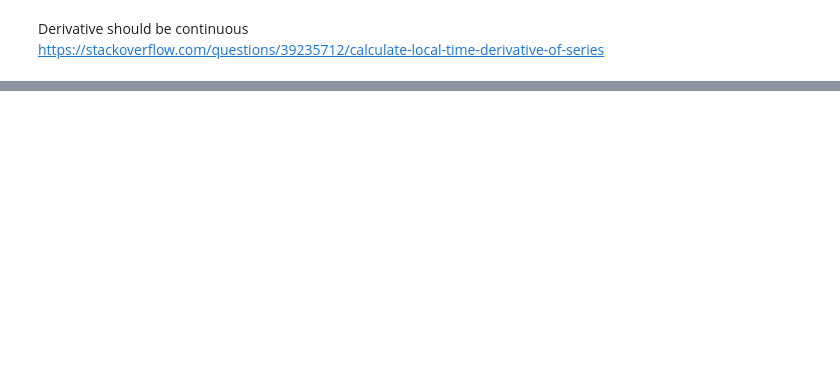
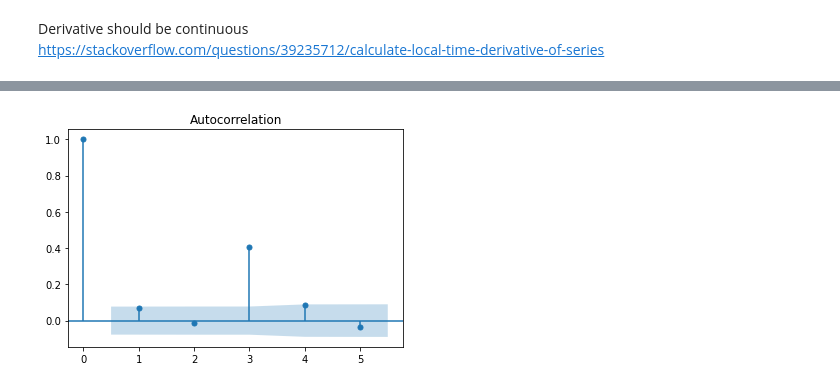
Before and after one commit to kustex/arinti_ews_usecase, a Jupyter notebook: arinti_EWS_notebook.ipynb, the cells around one changed output, grey strips where cells are left out. Cells and saved outputs as stored; diff of their text form; code cells hidden in the pictures; blank space fills up the shorter version.

```diff
--- a/arinti_EWS_notebook.ipynb
+++ b/arinti_EWS_notebook.ipynb
@@ -394,0 +396,14 @@ https://stackoverflow.com/questions/39235712/calculate-local-time-derivative-of-
+# %%
+import warnings
+warnings.filterwarnings("ignore")
+
+def make_arma_model(df, id_nr):
+    return 0
+
+df1743 = info_patient_dataframe(df, 1743)
+df1743 = df1743.filter(['ObservationDate', 'HR'], axis=1)
+df1743 = df1743.sort_values(by='ObservationDate', ascending=True)
+df1743 = df1743.set_index('ObservationDate')
+
+
+df1743.head()
@@ -394,0 +421,9 @@ https://stackoverflow.com/questions/39235712/calculate-local-time-derivative-of-
+# %%
+# Import the plot_acf module from statsmodels
+from statsmodels.graphics.tsaplots import plot_acf
+
+# Plot 1: MA parameter = -0.9
+plot_acf(df1743, lags=5)
+plt.show()
+# %% [output]
+[figure, added]
```
Also changed, not shown: parts of 15 cells of this notebook.
